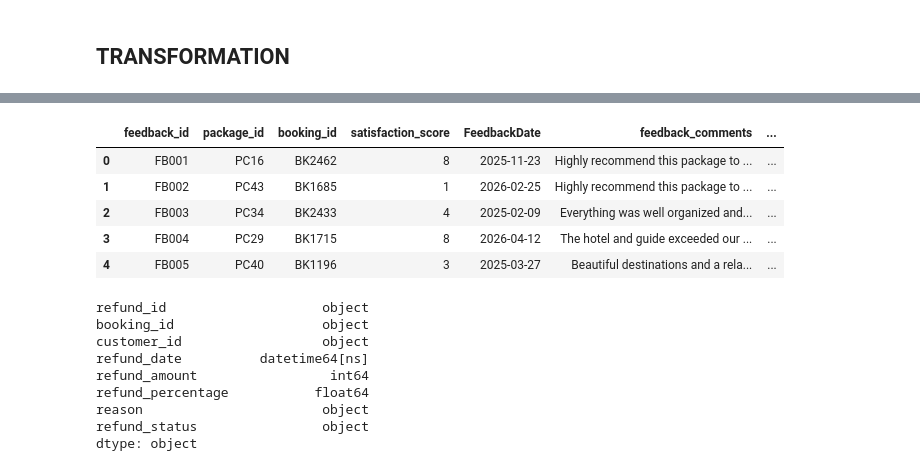
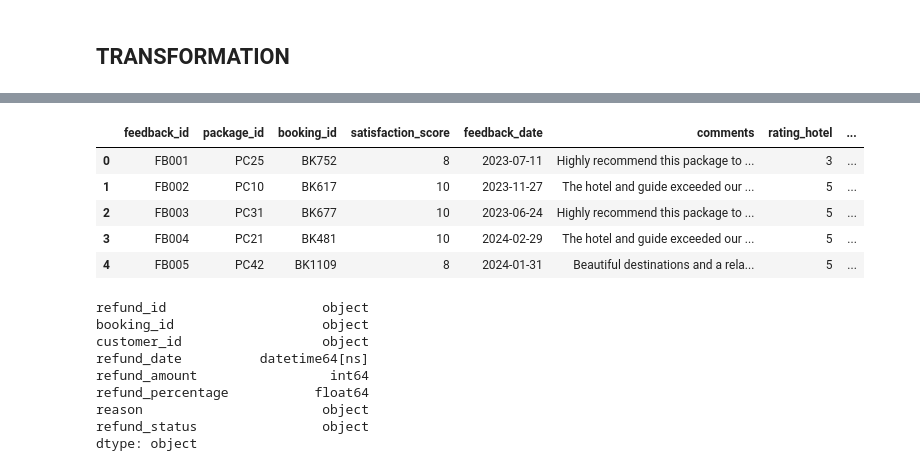
Before and after one commit to nasrulkhair/Full-Project, a Jupyter notebook: PPNJ/data.ipynb, the cells around one changed output, grey strips where cells are left out. Saved outputs shown, nothing was run; the diff lists cells and outputs as text; code cells hidden in the pictures.

```diff
--- a/PPNJ/data.ipynb
+++ b/PPNJ/data.ipynb
@@ -231,12 +231,12 @@ def get_pax(package_type):
     elif ptype == 'honeymoon':
         return 2
     elif ptype == 'group':
-        return fake.random_int(12, 25)
+        return fake.random_int(6, 18)
     else:
         return 1
 
 # Number of records
-total_sales_record = 2561
+total_sales_record = 1234  # same as customer records for simplicity
 
 # Random assignments
 booking_customer_ids = [random.choice(customer_id) for _ in range(total_sales_record)]
@@ -258,14 +258,10 @@ booking_dates = [generate_booking_date() for _ in range(total_sales_record)]
 travel_dates = [bd + pd.Timedelta(days=random.randint(1, 90)) for bd in booking_dates]
 
 # More realistic discounts (most get < 5%)
-def get_discount():
-    rand = random.random()
-    if rand < 0.6:
-        return fake.random_int(0, 5)
-    elif rand < 0.9:
-        return fake.random_int(6, 10)
-    else:
-        return fake.random_int(11, 17)
+def get_discount_per_booking(pax, price_per_pax):
+    gross = pax * price_per_pax
+    percent = random.choices([0, 0.05, 0.1, 0.15], weights=[0.4, 0.4, 0.15, 0.05])[0]
+    return round(gross * percent)
 
 # Payment status logic: travel already occurred → more likely to be 'paid' or 'refunded'
 today = pd.Timestamp('2024-01-01')  # use fixed today for reproducibility
@@ -285,7 +281,7 @@ booking_data = {
     'booking_date': booking_dates,
     'travel_date': travel_dates,
     'num_of_pax': num_of_pax,
-    'discount_promotion': [get_discount() for _ in range(total_sales_record)],
+    'discount_promotion': [get_discount_per_booking(p, travel_package.loc[travel_package['package_id'] == pid, 'price_per_pax'].values[0])for p, pid in zip(num_of_pax, booking_package_ids)],
     'channel': random.choices(channel_options, weights=channel_weights, k=total_sales_record),
     'payment_status': [get_payment_status(td) for td in travel_dates],
     'payment_method': random.choices(payment_method, weights=payment_method_weights, k=total_sales_record)
@@ -475,26 +467,17 @@ customers.head()
 # %%
 # 2. feedback table
 
-feedback['FeedbackDate'] = pd.to_datetime(feedback['FeedbackDate'])
+feedback.dtypes
 
-
-feedback.rename(columns = {
-    'SatisfactionScore': 'satisfaction_score',
-    'Comments': 'feedback_comments',
-    'Rating_Hotel': 'rating_hotel',
-    'Rating_Guide': 'rating_guide',
-    'Rating_Itinerary': 'rating_itinerary',
-    'WouldRecommend': 'would_recommend'
-}, inplace=True)
-
+feedback['feedback_date'] = pd.to_datetime(feedback['feedback_date'])
 feedback.head()
 # %% [output]
-|  | feedback_id | package_id | booking_id | satisfaction_score | FeedbackDate | feedback_comments | ... |
-| 0 | FB001 | PC16 | BK2462 | 8 | 2025-11-23 | Highly recommend this package to ... | ... |
-| 1 | FB002 | PC43 | BK1685 | 1 | 2026-02-25 | Highly recommend this package to ... | ... |
-| 2 | FB003 | PC34 | BK2433 | 4 | 2025-02-09 | Everything was well organized and... | ... |
-| 3 | FB004 | PC29 | BK1715 | 8 | 2026-04-12 | The hotel and guide exceeded our ... | ... |
-| 4 | FB005 | PC40 | BK1196 | 3 | 2025-03-27 | Beautiful destinations and a rela... | ... |
+|  | feedback_id | package_id | booking_id | satisfaction_score | feedback_date | comments | rating_hotel | ... |
+| 0 | FB001 | PC25 | BK752 | 8 | 2023-07-11 | Highly recommend this package to ... | 3 | ... |
+| 1 | FB002 | PC10 | BK617 | 10 | 2023-11-27 | The hotel and guide exceeded our ... | 5 | ... |
+| 2 | FB003 | PC31 | BK677 | 10 | 2023-06-24 | Highly recommend this package to ... | 5 | ... |
+| 3 | FB004 | PC21 | BK481 | 10 | 2024-02-29 | The hotel and guide exceeded our ... | 5 | ... |
+| 4 | FB005 | PC42 | BK1109 | 8 | 2024-01-31 | Beautiful destinations and a rela... | 5 | ... |
 # %%
 # 3. refund table
 
```
Also changed, not shown: parts of 11 cells of this notebook, 7 other files.
